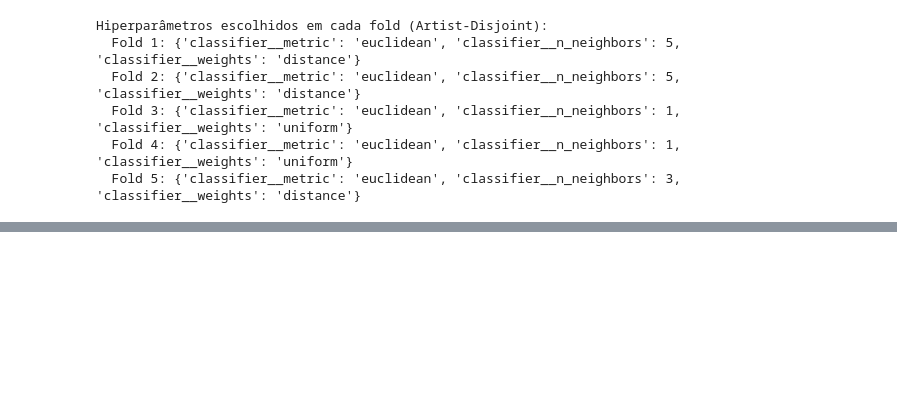
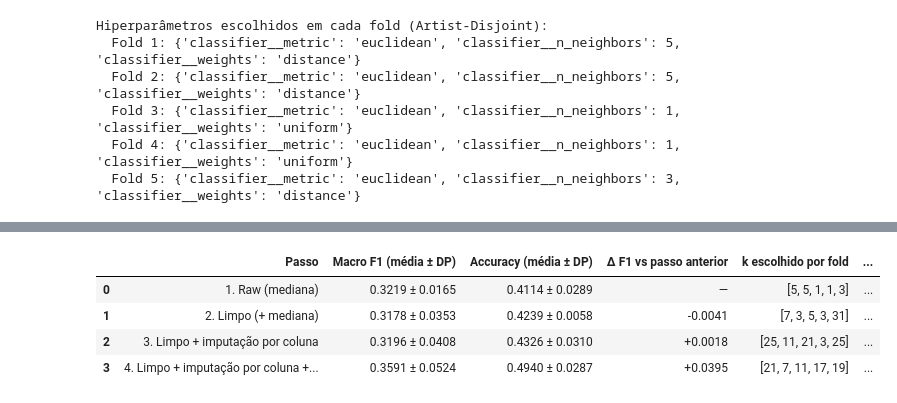
Before and after one commit to AliciaSchiochetSouza/TrabECACPL7, a Jupyter notebook: dataset/build/MERGE_ECAC/Trabalho_ECAC.ipynb, the cells around one changed output, grey strips where cells are left out. Saved outputs shown, nothing was run; the diff lists cells and outputs as text; code cells hidden in the pictures; blank space fills up the shorter version.

Commit message:
Secção 9

```diff
--- a/dataset/build/MERGE_ECAC/Trabalho_ECAC.ipynb
+++ b/dataset/build/MERGE_ECAC/Trabalho_ECAC.ipynb
@@ -5305,0 +6043,95 @@ Hiperparâmetros escolhidos em cada fold (Artist-Disjoint):
+# %%
+from collections import Counter
+from sklearn.compose import ColumnTransformer
+from sklearn.preprocessing import StandardScaler
+from sklearn.impute import SimpleImputer
+
+NUM_COLS = ['Relevance', 'Duration', 'Sample', 'num_Genres', 'num_MoodsAll']  # mesmas colunas de 7.1
+PROTOCOLO = 'artist'      # 'artist' = artist-disjoint (secção 8) | 'strat' = estratificado
+
+# Mesma grelha de 7.2 (obrigatória em todas as condições)
+PARAM_GRID = {
+    'classifier__n_neighbors': list(range(1, 32, 2)),
+    'classifier__weights': ['uniform', 'distance'],
+    'classifier__metric': ['euclidean', 'manhattan'],
+}
+
+# ---------- Pré-processadores (a imputação/escala é ajustada DENTRO de cada fold) ----------
+def imputer_mediana():
+    # passo 1 e 2: o mínimo para o kNN correr -> mediana em todas as colunas (como em 7.1)
+    return ColumnTransformer([('imp', SimpleImputer(strategy='median'), NUM_COLS)])
+
+def imputer_por_coluna():
+    # passo 3: método diferente por coluna
+    return ColumnTransformer([
+        # medidas contínuas, enviesadas, em falta ao acaso -> mediana
+        ('cont', SimpleImputer(strategy='median'), ['Relevance', 'Duration']),
+        # em falta = "não registado" (estrutural, não aleatório) -> 0 + indicador de ausência
+        ('estrutural', SimpleImputer(strategy='constant', fill_value=0, add_indicator=True),
+         ['Sample', 'num_Genres', 'num_MoodsAll']),
+    ])
+
+def construir_pipeline(prep, escalar):
+    steps = [('prep', prep)]
+    if escalar:
+        steps.append(('scaler', StandardScaler()))
+    steps.append(('classifier', KNeighborsClassifier()))
+    return Pipeline(steps)
+
+# ---------- Avaliação de UMA condição = o melhor que o pipeline consegue (nested CV) ----------
+def avaliar_condicao(X, y, groups, prep, escalar, nome):
+    pipe = construir_pipeline(prep, escalar)
+    if PROTOCOLO == 'artist':
+        outer = StratifiedGroupKFold(n_splits=5, shuffle=True, random_state=42)
+        inner = StratifiedGroupKFold(n_splits=5, shuffle=True, random_state=42)
+        gs = GridSearchCV(pipe, PARAM_GRID, cv=inner, scoring='f1_macro', n_jobs=-1)
+        cv_res = cross_validate(gs, X, y, groups=groups, params={'groups': groups},
+                                cv=outer, scoring=['f1_macro', 'accuracy'], return_estimator=True)
+    else:
+        outer = StratifiedKFold(n_splits=5, shuffle=True, random_state=42)
+        inner = StratifiedKFold(n_splits=5, shuffle=True, random_state=42)
+        gs = GridSearchCV(pipe, PARAM_GRID, cv=inner, scoring='f1_macro', n_jobs=-1)
+        cv_res = cross_validate(gs, X, y, cv=outer, scoring=['f1_macro', 'accuracy'],
+                                return_estimator=True)
+    ks = [e.best_params_['classifier__n_neighbors'] for e in cv_res['estimator']]
+    return {
+        'Passo': nome,
+        'n': len(y),
+        'F1_mean': cv_res['test_f1_macro'].mean(), 'F1_std': cv_res['test_f1_macro'].std(),
+        'Acc_mean': cv_res['test_accuracy'].mean(), 'Acc_std': cv_res['test_accuracy'].std(),
+        'k por fold': ks, 'k mais comum': Counter(ks).most_common(1)[0][0],
+        'params': [e.best_params_ for e in cv_res['estimator']],
+    }
+
+# ---------- Dados ----------
+# Passo 1 (raw): as 914 músicas de metadata.csv tal como lidas (secção 7.1)
+X_p1 = df_rest[NUM_COLS]
+y_p1 = df_rest['Quadrant']
+g_p1 = df_rest['Artist'].apply(normalizar_artista)
+
+# Passos 2-4: dataset limpo da 4.6 (913 músicas, erros já corrigidos)
+train_c = pd.read_csv('cleaned/train_clean_final.csv')   # já limpo na 4.6
+X_p2 = train_c[NUM_COLS]
+y_p2 = train_c['Quadrant']
+g_p2 = train_c['Artist'].apply(normalizar_artista)
+
+# ---------- Os quatro passos ----------
+res_9 = [
+    avaliar_condicao(X_p1, y_p1, g_p1, imputer_mediana(),    escalar=False, nome='1. Raw (mediana)'),
+    avaliar_condicao(X_p2, y_p2, g_p2, imputer_mediana(),    escalar=False, nome='2. Limpo (+ mediana)'),
+    avaliar_condicao(X_p2, y_p2, g_p2, imputer_por_coluna(), escalar=False, nome='3. Limpo + imputação por coluna'),
+    avaliar_condicao(X_p2, y_p2, g_p2, imputer_por_coluna(), escalar=True,  nome='4. Limpo + imputação por coluna + scaling'),
+]
+
+tabela_9_1 = pd.DataFrame([{
+    'Passo': r['Passo'],
+    'Macro F1 (média ± DP)': f"{r['F1_mean']:.4f} ± {r['F1_std']:.4f}",
+    'Accuracy (média ± DP)': f"{r['Acc_mean']:.4f} ± {r['Acc_std']:.4f}",
+    'Δ F1 vs passo anterior': '—' if i == 0 else f"{r['F1_mean'] - res_9[i-1]['F1_mean']:+.4f}",
+    'k escolhido por fold': r['k por fold'],
+    'k mais comum': r['k mais comum'],
+} for i, r in enumerate(res_9)])
+
+print(f"=== 9.1 Experiência 2 - Efeito do pré-processamento (protocolo: {PROTOCOLO}) ===")
+display(tabela_9_1)
+# %% [output]
@@ -5305,0 +6139,5 @@ Hiperparâmetros escolhidos em cada fold (Artist-Disjoint):
+|  | Passo | Macro F1 (média ± DP) | Accuracy (média ± DP) | Δ F1 vs passo anterior | k escolhido por fold | ... |
+| 0 | 1. Raw (mediana) | 0.3219 ± 0.0165 | 0.4114 ± 0.0289 | — | [5, 5, 1, 1, 3] | ... |
+| 1 | 2. Limpo (+ mediana) | 0.3178 ± 0.0353 | 0.4239 ± 0.0058 | -0.0041 | [7, 3, 5, 3, 31] | ... |
+| 2 | 3. Limpo + imputação por coluna | 0.3196 ± 0.0408 | 0.4326 ± 0.0310 | +0.0018 | [25, 11, 21, 3, 25] | ... |
+| 3 | 4. Limpo + imputação por coluna +... | 0.3591 ± 0.0524 | 0.4940 ± 0.0287 | +0.0395 | [21, 7, 11, 17, 19] | ... |
```
Also changed, not shown: parts of 69 cells of this notebook, 2 other files.
